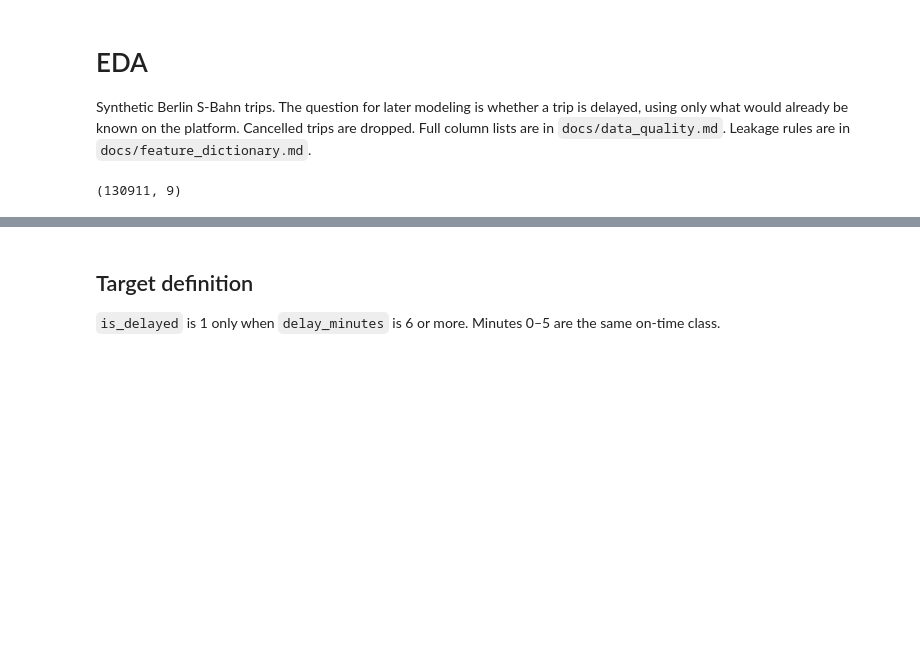
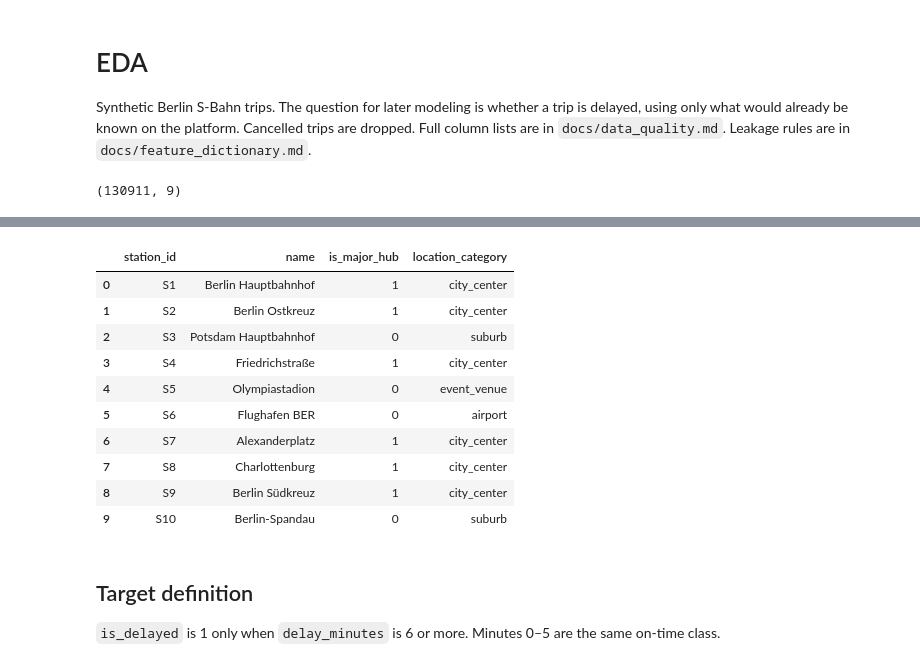
Before and after one commit to priscilla254/transit-disruption-prediction, a Jupyter notebook: notebooks/01_eda.ipynb, the cells around one changed output, grey strips where cells are left out. Drawn from its saved outputs; the diff is of its cells as text; code cells hidden in the pictures; blank space fills up the shorter version.

```diff
--- a/notebooks/01_eda.ipynb
+++ b/notebooks/01_eda.ipynb
@@ -49,3 +73,17 @@ trips.shape
+# %%
+tables["stations"].head(10)
+# %% [output]
+|  | station_id | name | is_major_hub | location_category |
+| 0 | S1 | Berlin Hauptbahnhof | 1 | city_center |
+| 1 | S2 | Berlin Ostkreuz | 1 | city_center |
+| 2 | S3 | Potsdam Hauptbahnhof | 0 | suburb |
+| 3 | S4 | Friedrichstraße | 1 | city_center |
+| 4 | S5 | Olympiastadion | 0 | event_venue |
+| 5 | S6 | Flughafen BER | 0 | airport |
+| 6 | S7 | Alexanderplatz | 1 | city_center |
+| 7 | S8 | Charlottenburg | 1 | city_center |
+| 8 | S9 | Berlin Südkreuz | 1 | city_center |
+| 9 | S10 | Berlin-Spandau | 0 | suburb |
 # %% [markdown]
 ## Target definition
 
```
Also changed, not shown: parts of 2 cells of this notebook, 27 other files.
